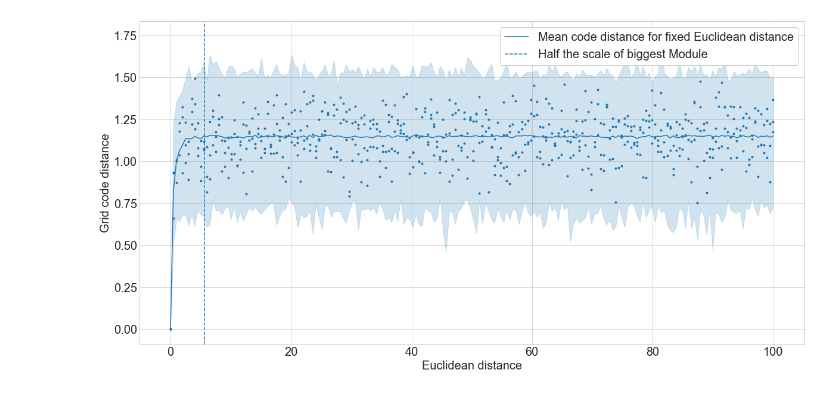
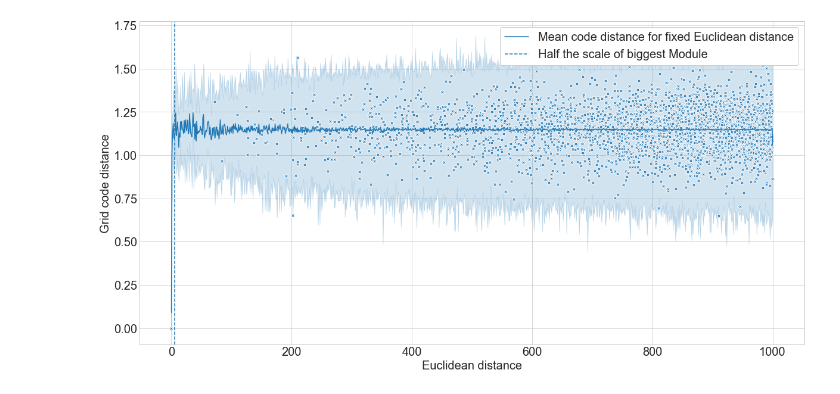
Before and after one commit to mirkoklukas/htmresearch, a Jupyter notebook: projects/gridcells/jupyter/M_dist/M-dist -- K-dim.ipynb, the cells around one changed output. Saved outputs shown, nothing was run; the diff lists cells and outputs as text; code cells hidden in the pictures.

```diff
--- a/projects/gridcells/jupyter/M_dist/M-dist -- K-dim.ipynb
+++ b/projects/gridcells/jupyter/M_dist/M-dist -- K-dim.ipynb
@@ -9,8 +23,9 @@ from htmresearch.support.gridcells.mdist.utils import *
 %autoreload 2
 
 
+
+
 m = 8
+k = 3
 S = np.sqrt(2)**np.arange(m)
-k = 4
-B = create_kd_hyper_module_base(m, k, scale=S)
-V = np.zeros((m,k))
+B = create_module_basis(m, k, scale=S)
@@ -208,38 +146,48 @@ var = np.array([np.var(x) for x in mdist])
+# %%
+
+md = M_dist(Q, Q_, S=np.ones(m))
+ed = np.linalg.norm(X - X_,  axis=1)
+
+
+imap  = np.digitize(ed, radii)
+
+
+index_set = np.array(list(set(sorted(imap))))
+
+x  = np.array([ np.mean (ed[imap==i]) for i in index_set   ])
+y1 = np.array([ np.max (md[imap==i]) for i in index_set   ])
+y2 = np.array([ np.min (md[imap==i]) for i in index_set   ])
+mu = np.array([ np.mean(md[imap==i]) for i in index_set   ])
 # %%
 # plt.style.use('ggplot')
 # plt.style.use('default')
 plt.style.use('seaborn-whitegrid')
 plt.figure(figsize=(20,10));
 
 
-# plt.axhline(0.5,linestyle=':', color="C1")
-# plt.axhline(0,  linestyle='-', color=c)
 
-plt.fill_between(radii, y1, y2, alpha=.2, color="C0")
+
+plt.fill_between(x ,y1, y2, alpha=.2, color="C0")
 
 
 fs = 20
 c = "C0"
-# plt.plot(radii, y1, color="C1", alpha=.1, linestyle="-")
-# plt.plot(radii, y2, color="C1", alpha=.1, linestyle="-")
-plt.plot(radii, mu, color=c, label="Mean code distance for fixed Euclidean distance")
+plt.plot(x, mu, color=c, label="Mean code distance for fixed Euclidean distance")
 plt.xticks(fontsize=fs)
 plt.yticks(fontsize=fs)
-plt.scatter(ed[:1000], md[:1000], marker=".", color="C0");
+plt.scatter(ed[:3000], md[:3000], marker="X", color="C0", edgecolor="white", alpha=1);
 
 # plt.ylim(0.)
-# plt.xlim(0.)
+# plt.xlim(0.,100)
 
 
 plt.axvline(S[-1]/2.,linestyle='--', color=c, label="Half the scale of biggest Module".format(m))
 
-# plt.axvline(S[-1], linestyle='-', color=c, label="Scale of biggest Module ($s_[]$)".format(m))
+
 plt.xlabel("Euclidean distance", fontsize=fs);
 plt.ylabel("Grid code distance",    fontsize=fs);
 plt.legend(frameon=True, framealpha=1., fontsize=fs, loc="upper right")
-# plt.axhline(0.,linestyle='-', color=c, linewidth=1.)
-# plt.axvline(0.,linestyle='-', color=c, linewidth=1.)
-plt.savefig("scatter.png", dpi=300, bbox_inches='tight')
+# plt.savefig("scatter.png", dpi=300, bbox_inches='tight')
 plt.show()
 # %% [output]
-[figure, old version]
+[figure, new version]
```
Also changed, not shown: parts of 10 cells of this notebook, 2 other files.
